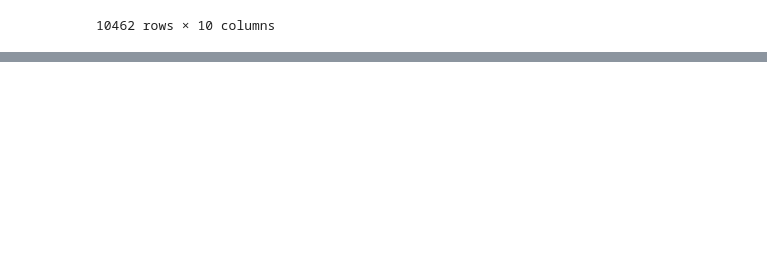
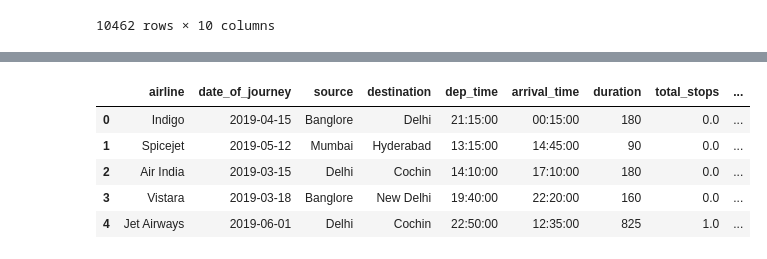
Before and after one commit to RahulSaini789/flight-price-prediction, a Jupyter notebook: notebook/data_clean.ipynb, the cells around one changed output, grey strips where cells are left out. Saved outputs shown, nothing was run; the diff lists cells and outputs as text; code cells hidden in the pictures; blank space fills up the shorter version.

```diff
--- a/notebook/data_clean.ipynb
+++ b/notebook/data_clean.ipynb
@@ -535,0 +573,9 @@ flights_cleaned
+# %%
+export_data(X_val, y_val, "val")
+# %% [output]
+|  | airline | date_of_journey | source | destination | dep_time | arrival_time | duration | total_stops | ... |
+| 0 | Indigo | 2019-04-15 | Banglore | Delhi | 21:15:00 | 00:15:00 | 180 | 0.0 | ... |
+| 1 | Spicejet | 2019-05-12 | Mumbai | Hyderabad | 13:15:00 | 14:45:00 | 90 | 0.0 | ... |
+| 2 | Air India | 2019-03-15 | Delhi | Cochin | 14:10:00 | 17:10:00 | 180 | 0.0 | ... |
+| 3 | Vistara | 2019-03-18 | Banglore | New Delhi | 19:40:00 | 22:20:00 | 160 | 0.0 | ... |
+| 4 | Jet Airways | 2019-06-01 | Delhi | Cochin | 22:50:00 | 12:35:00 | 825 | 1.0 | ... |
```
Also changed, not shown: parts of 8 cells of this notebook, 3 other files.
